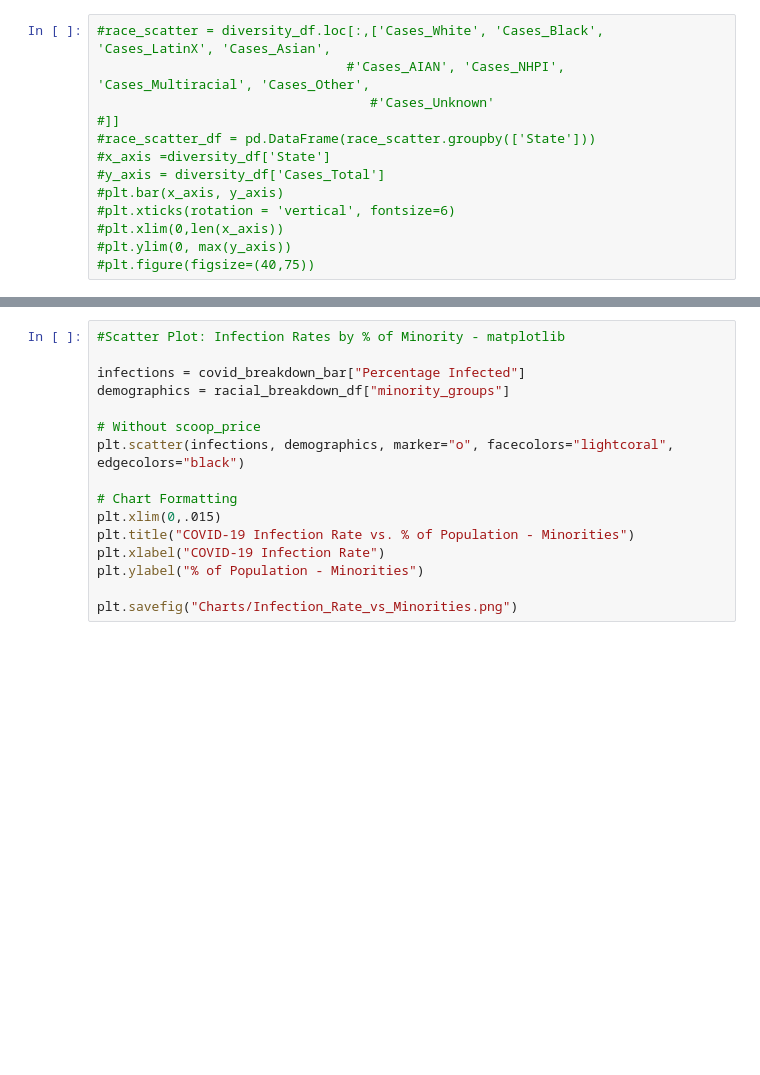
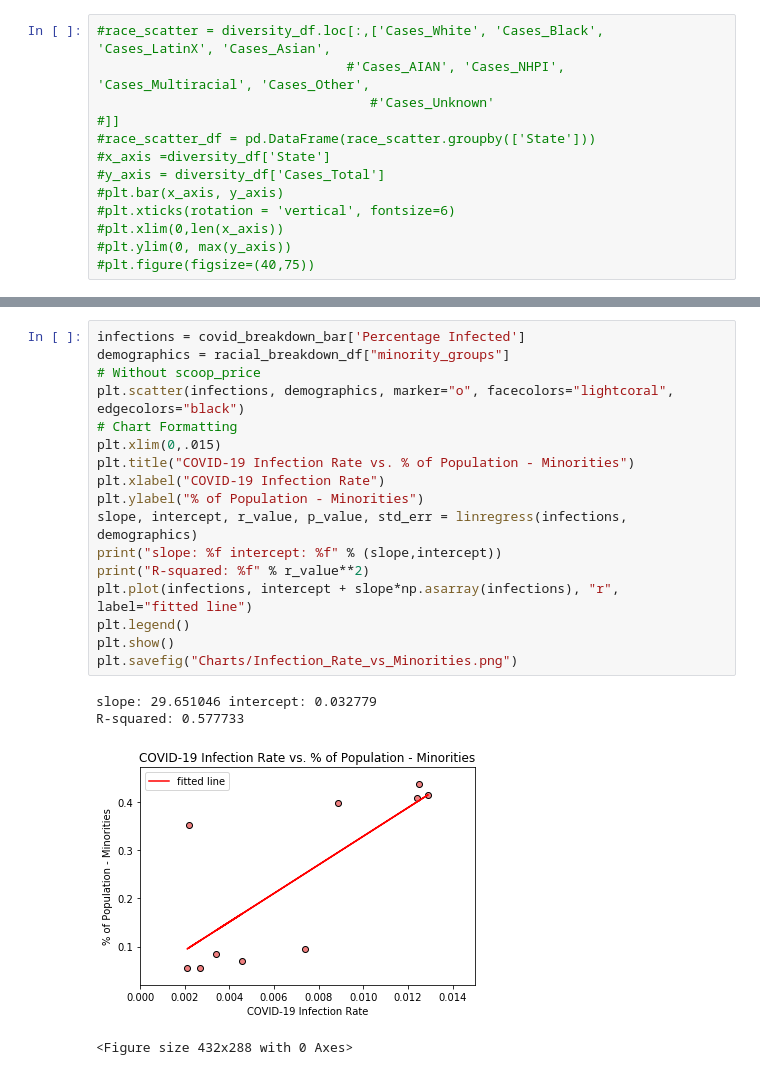
Before and after one commit to MBoerenko/Project1, a Jupyter notebook: CleanUp.ipynb, the cells around one changed output, grey strips where cells are left out. Drawn from its saved outputs; the diff is of its cells as text; blank space fills up the shorter version.

```diff
--- a/CleanUp.ipynb
+++ b/CleanUp.ipynb
@@ -232,21 +357,27 @@ plt.savefig("Charts/White_Infection_Rate_by_State.png")
 <Figure size 720x504 with 0 Axes>
 <Figure size 432x288 with 0 Axes>
 # %%
-#Scatter Plot: Infection Rates by % of Minority - matplotlib
-
-infections = covid_breakdown_bar["Percentage Infected"]
+infections = covid_breakdown_bar['Percentage Infected']
 demographics = racial_breakdown_df["minority_groups"]
-
 # Without scoop_price
 plt.scatter(infections, demographics, marker="o", facecolors="lightcoral", edgecolors="black")
-
 # Chart Formatting
 plt.xlim(0,.015)
 plt.title("COVID-19 Infection Rate vs. % of Population - Minorities")
 plt.xlabel("COVID-19 Infection Rate")
 plt.ylabel("% of Population - Minorities")
-
+slope, intercept, r_value, p_value, std_err = linregress(infections, demographics)
+print("slope: %f intercept: %f" % (slope,intercept))
+print("R-squared: %f" % r_value**2)
+plt.plot(infections, intercept + slope*np.asarray(infections), "r", label="fitted line")
+plt.legend()
+plt.show()
 plt.savefig("Charts/Infection_Rate_vs_Minorities.png")
+# %% [output]
+slope: 29.651046 intercept: 0.032779
+R-squared: 0.577733
+[figure, added]
+<Figure size 432x288 with 0 Axes>
 # %%
 #Scatter Plot: Infection Rates by % of Whites - matplotlib
 
```
Also changed, not shown: parts of 14 cells of this notebook, 4 other files.
